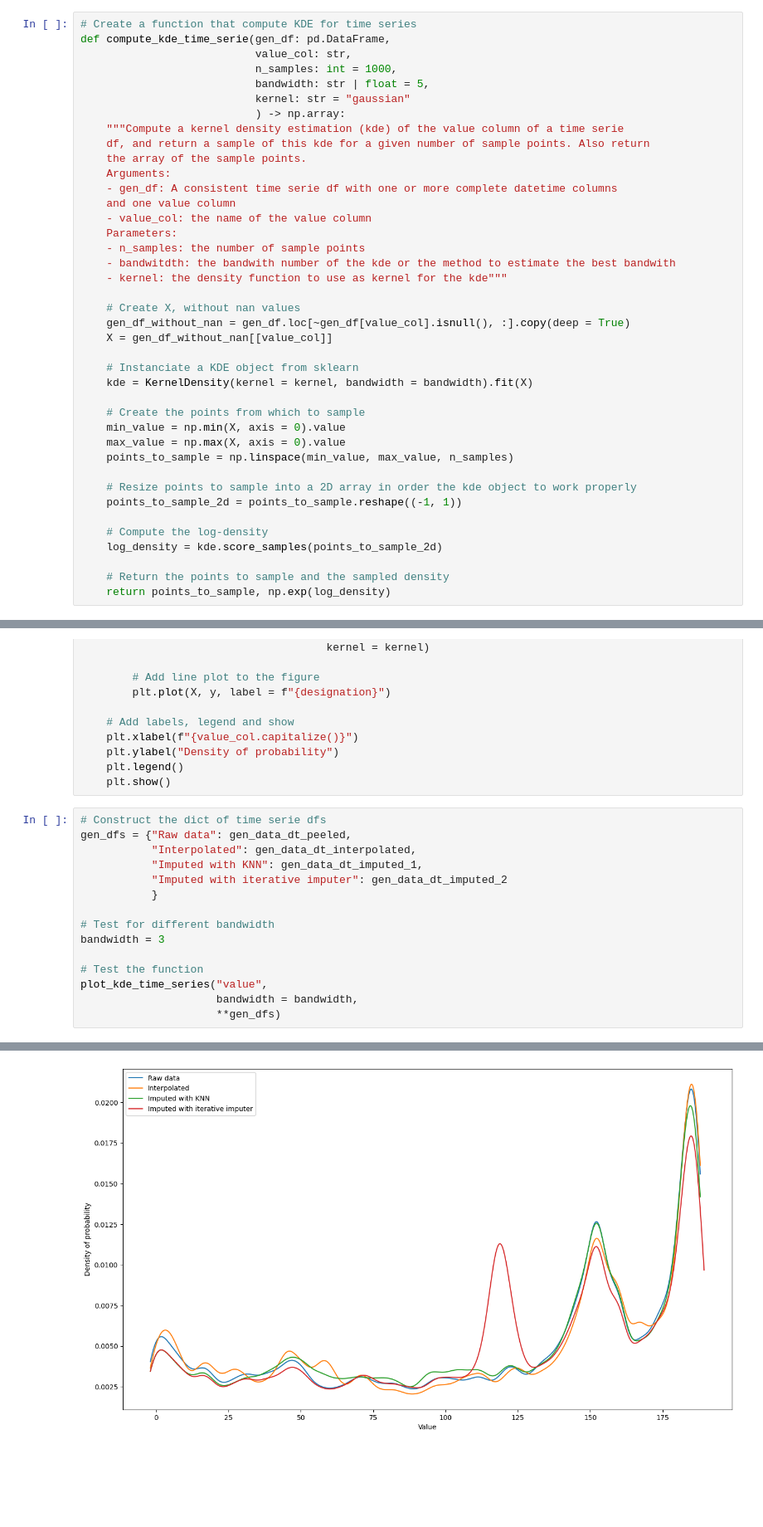
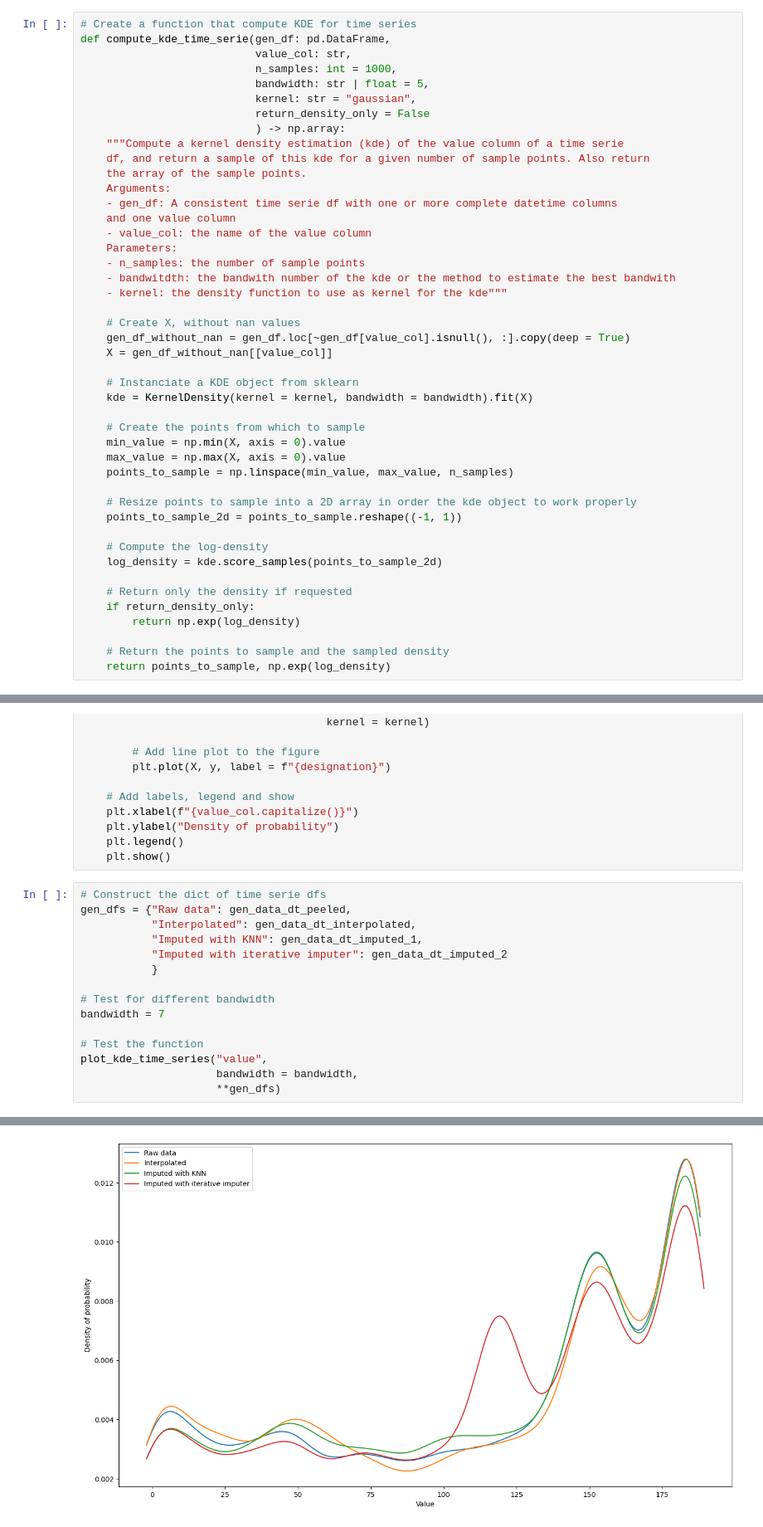
Before and after one commit to DridrM/renewable-energy-forecast, a Jupyter notebook: notebooks/preprocessing_exploration/preprocessing_missing_values.ipynb, the cells around one changed output, grey strips where cells are left out. Shown at 83% size. Cells and saved outputs as stored; diff of their text form; blank space fills up the shorter version.

```diff
--- a/notebooks/preprocessing_exploration/preprocessing_missing_values.ipynb
+++ b/notebooks/preprocessing_exploration/preprocessing_missing_values.ipynb
@@ -339,7 +340,8 @@ def compute_kde_time_serie(gen_df: pd.DataFrame,
                            value_col: str,
                            n_samples: int = 1000,
                            bandwidth: str | float = 5,
-                           kernel: str = "gaussian"
+                           kernel: str = "gaussian",
+                           return_density_only = False
                            ) -> np.array:
     """Compute a kernel density estimation (kde) of the value column of a time serie
     df, and return a sample of this kde for a given number of sample points. Also return
@@ -371,6 +373,10 @@ def compute_kde_time_serie(gen_df: pd.DataFrame,
     # Compute the log-density
     log_density = kde.score_samples(points_to_sample_2d)
 
+    # Return only the density if requested
+    if return_density_only:
+        return np.exp(log_density)
+
     # Return the points to sample and the sampled density
     return points_to_sample, np.exp(log_density)
 # %%
@@ -439,30 +445,30 @@ def plot_kde_time_series(value_col: str,
 # %%
 # Construct the dict of time serie dfs
 gen_dfs = {"Raw data": gen_data_dt_peeled,
            "Interpolated": gen_data_dt_interpolated,
            "Imputed with KNN": gen_data_dt_imputed_1,
            "Imputed with iterative imputer": gen_data_dt_imputed_2
            }
 
 # Test for different bandwidth
-bandwidth = 3
+bandwidth = 7
 
 # Test the function
 plot_kde_time_series("value",
                      bandwidth = bandwidth,
                      **gen_dfs)
 # %% [output]
 X does not have valid feature names, but KernelDensity was fitted with feature names
 
 
 X does not have valid feature names, but KernelDensity was fitted with feature names
 
 
 X does not have valid feature names, but KernelDensity was fitted with feature names
 
 
 X does not have valid feature names, but KernelDensity was fitted with feature names
-[figure, old version]
+[figure, new version]
 # %% [markdown]
 In the previous graph, we can observe :
 - The iterative imputer and the KNN imputers are the best for the low values, the interpolation is a little bit behind
```
Also changed, not shown: parts of 4 cells of this notebook.
